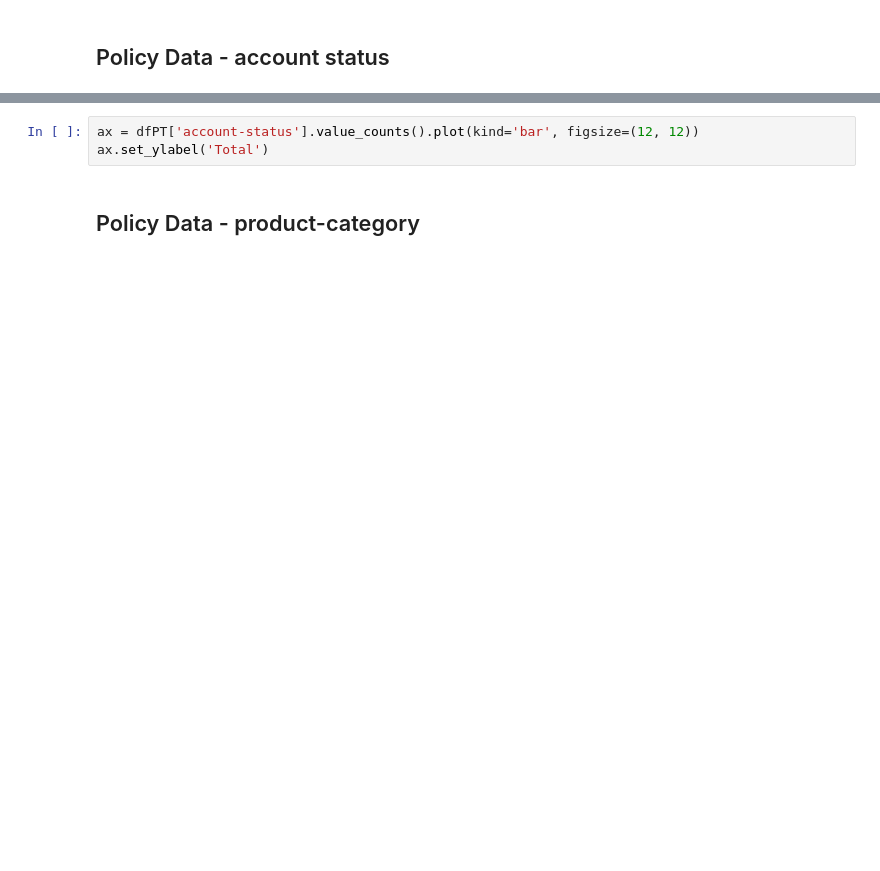
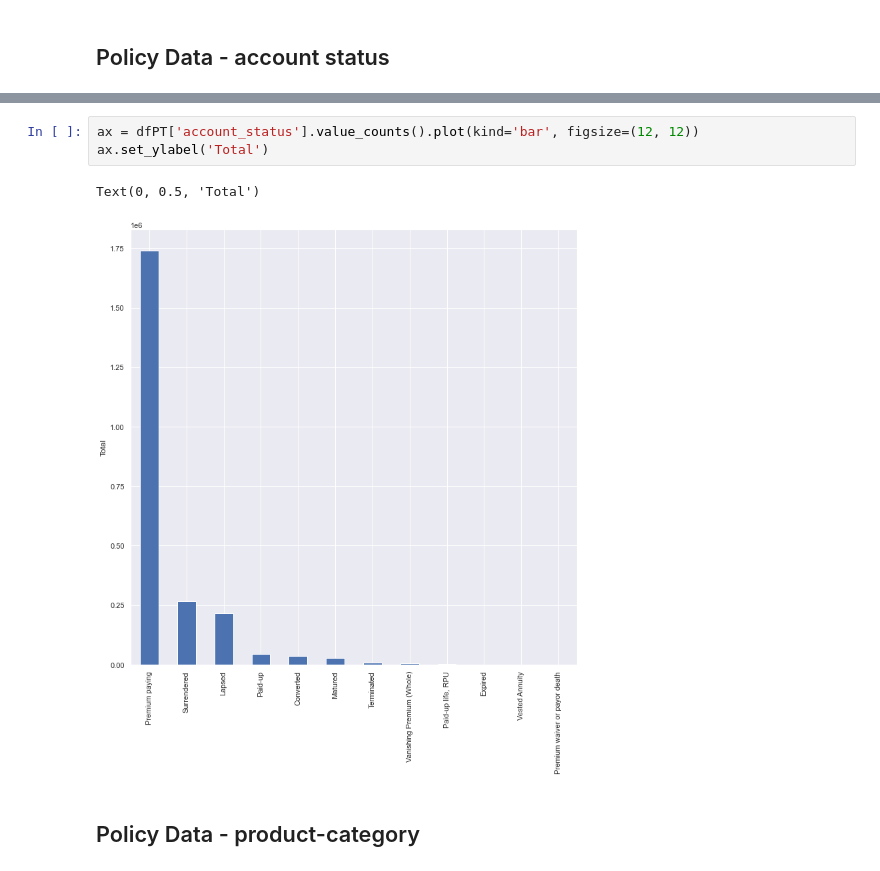
Before and after one commit to AlecLimZ/FWD-Data-Hackathon-2022-Sept, a Jupyter notebook: FWD_DATAHACK2022.ipynb, the cells around one changed output, grey strips where cells are left out. Drawn from its saved outputs; the diff is of its cells as text; blank space fills up the shorter version.

```diff
--- a/FWD_DATAHACK2022.ipynb
+++ b/FWD_DATAHACK2022.ipynb
@@ -121,6 +469,9 @@ dfPT['account-status'].value_counts().plot(kind='pie', figsize=(12, 24))
 # %%
-ax = dfPT['account-status'].value_counts().plot(kind='bar', figsize=(12, 12))
+ax = dfPT['account_status'].value_counts().plot(kind='bar', figsize=(12, 12))
 ax.set_ylabel('Total')
+# %% [output]
+Text(0, 0.5, 'Total')
+[figure, added]
 # %% [markdown]
 ## Policy Data - product-category
 # %%
```
Also changed, not shown: parts of 60 cells of this notebook.
